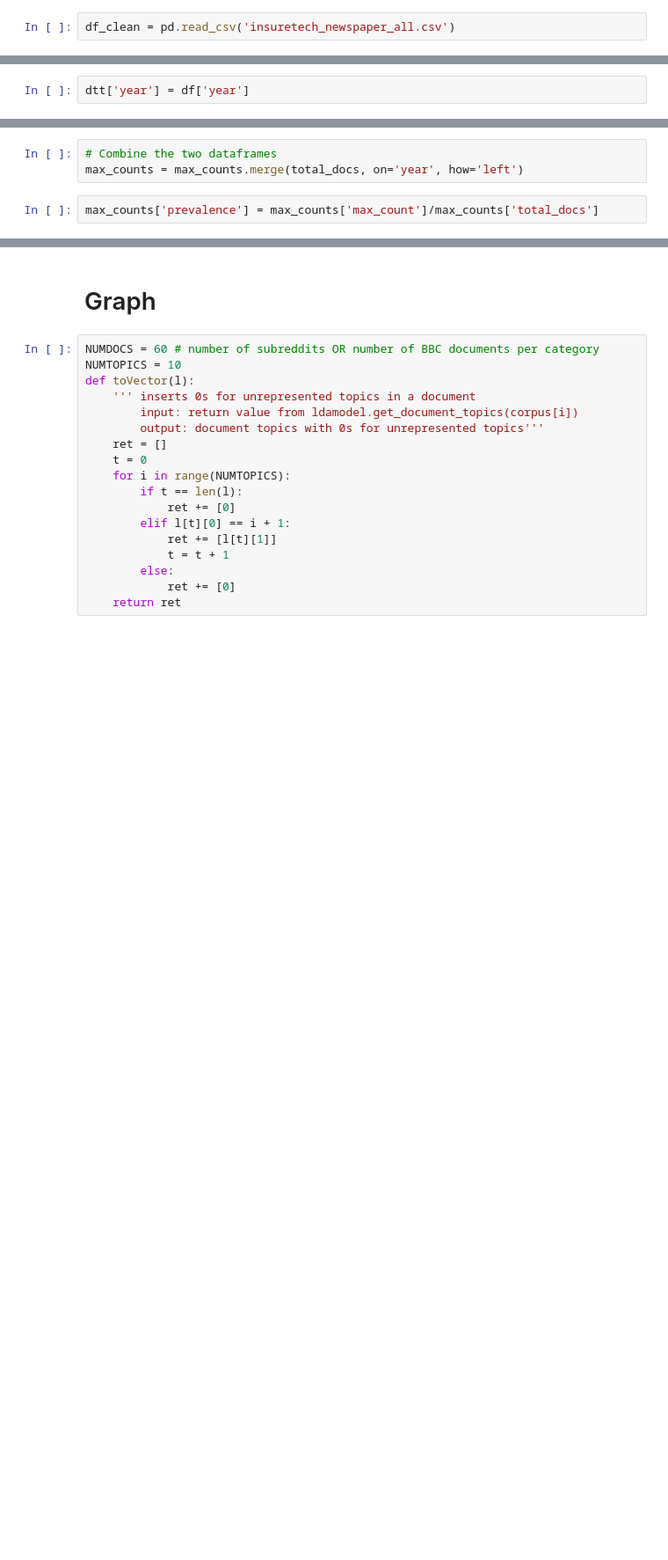
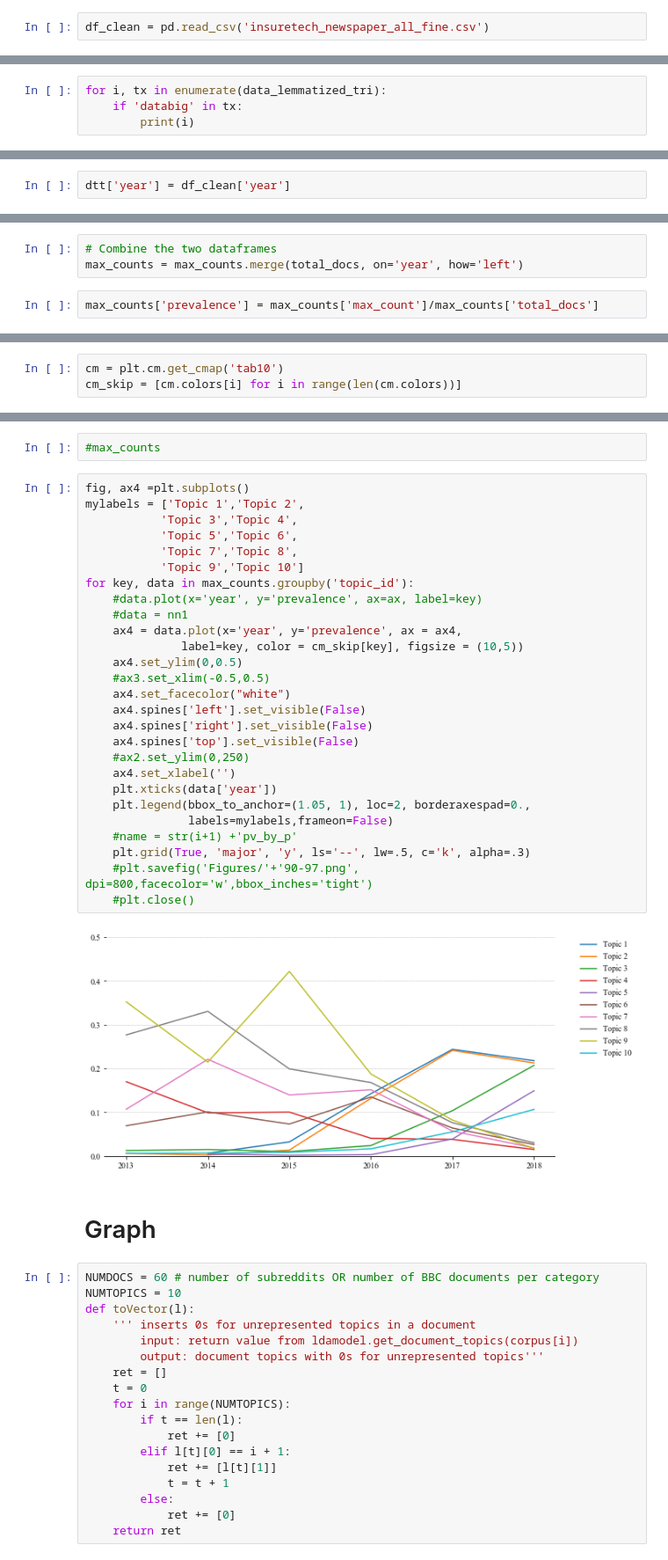
Before and after one commit to Alicechung/lda_insurtech, a Jupyter notebook: Preprocessing and Run-macbook.ipynb, the cells around one changed output, grey strips where cells are left out. Shown: that part at 88% size. Cells and saved outputs as stored; diff of their text form; blank space fills up the shorter version.

```diff
--- a/Preprocessing and Run-macbook.ipynb
+++ b/Preprocessing and Run-macbook.ipynb
@@ -136,4 +139,4 @@ df_clean.groupby('year').count()
 # %%
-df_clean = pd.read_csv('insuretech_newspaper_all.csv')
+df_clean = pd.read_csv('insuretech_newspaper_all_fine.csv')
 # %%
 text_ls = list(df_clean['text'])
@@ -254,0 +259,4 @@ dictionary
+# %%
+for i, tx in enumerate(data_lemmatized_tri):
+    if 'databig' in tx:
+        print(i)
@@ -499,7 +540,7 @@ do = _extract_data(ldamodel, corpus, dictionary)
 # %%
 dtt = pd.DataFrame(do['doc_topic_dists']).reset_index()
 # %%
-dtt['year'] = df['year']
+dtt['year'] = df_clean['year']
 # %%
 dttm = pd.melt(dtt, id_vars=['index','year'], value_vars=[0,1,2,3,4,5,6,7,8,9])
 # %%
@@ -543,0 +602,3 @@ max_counts
+# %%
+cm = plt.cm.get_cmap('tab10')
+cm_skip = [cm.colors[i] for i in range(len(cm.colors))]
@@ -544,3 +633,34 @@ max_counts
+# %%
+#max_counts
+# %%
+fig, ax4 =plt.subplots()
+mylabels = ['Topic 1','Topic 2',
+           'Topic 3','Topic 4',
+           'Topic 5','Topic 6',
+           'Topic 7','Topic 8',
+           'Topic 9','Topic 10']
+for key, data in max_counts.groupby('topic_id'):
+    #data.plot(x='year', y='prevalence', ax=ax, label=key)
+    #data = nn1
+    ax4 = data.plot(x='year', y='prevalence', ax = ax4,
+              label=key, color = cm_skip[key], figsize = (10,5))
+    ax4.set_ylim(0,0.5)
+    #ax3.set_xlim(-0.5,0.5)
+    ax4.set_facecolor("white")
+    ax4.spines['left'].set_visible(False)
+    ax4.spines['right'].set_visible(False)
+    ax4.spines['top'].set_visible(False)
+    #ax2.set_ylim(0,250)
+    ax4.set_xlabel('')
+    plt.xticks(data['year'])
+    plt.legend(bbox_to_anchor=(1.05, 1), loc=2, borderaxespad=0.,
+               labels=mylabels,frameon=False)
+    #name = str(i+1) +'pv_by_p'
+    plt.grid(True, 'major', 'y', ls='--', lw=.5, c='k', alpha=.3)
+    #plt.savefig('Figures/'+'90-97.png', dpi=800,facecolor='w',bbox_inches='tight')
+    #plt.close()
+# %% [output]
+[figure, added]
 # %% [markdown]
 # Graph
 # %%
```
Also changed, not shown: parts of 32 cells of this notebook.
